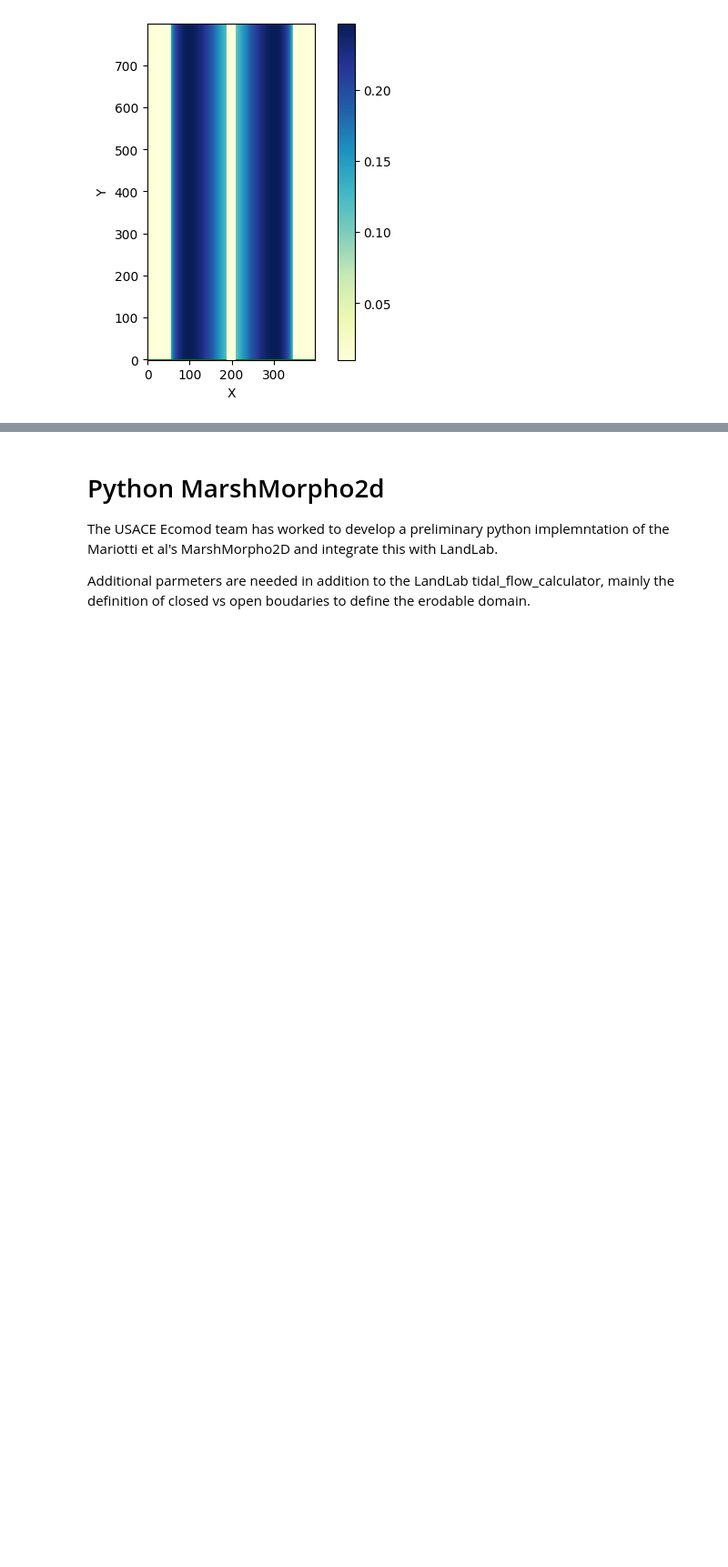
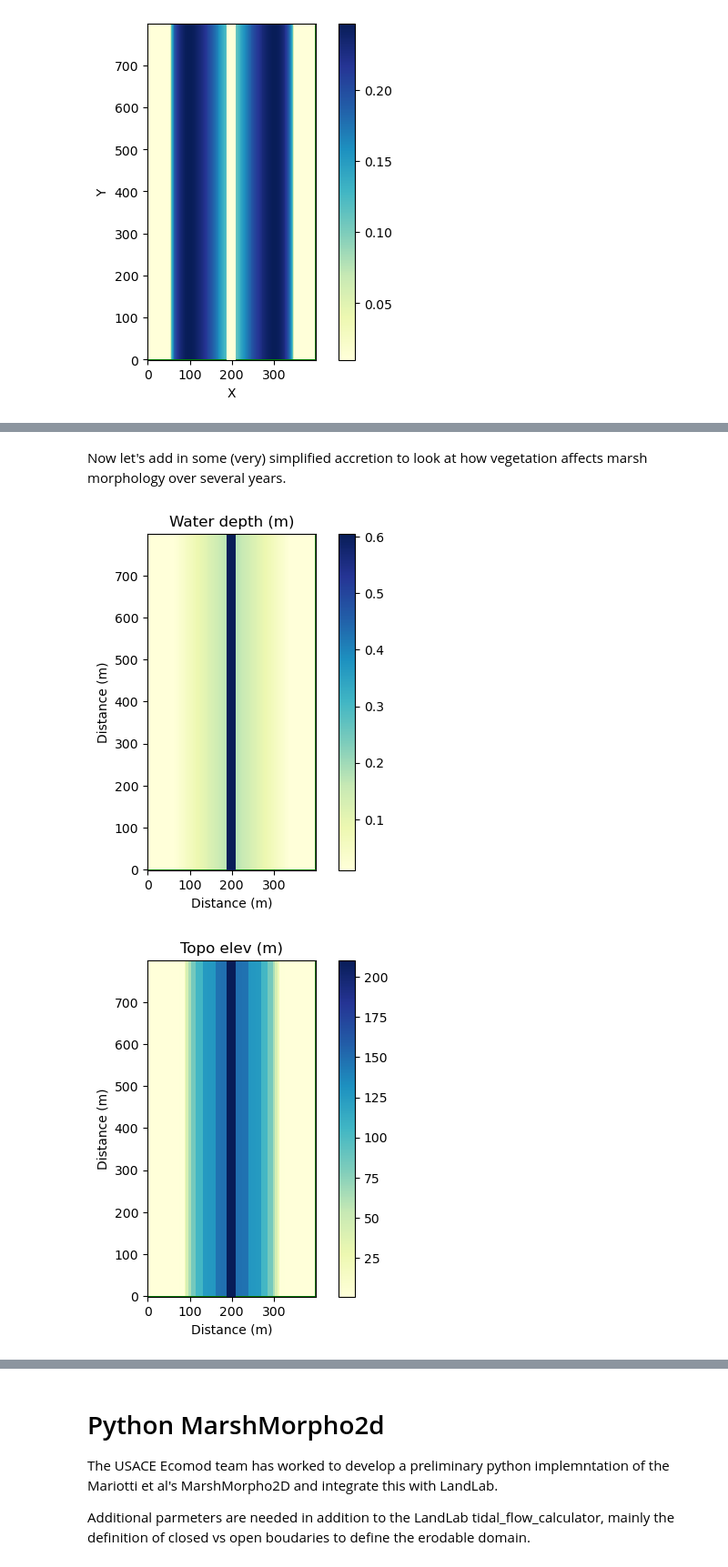
Before and after one commit to thuff621/CSDMS, a Jupyter notebook: tidal_flow_with_veg.ipynb, the cells around one changed output, grey strips where cells are left out. Shown: that part at 91% size. Saved outputs shown, nothing was run; the diff lists cells and outputs as text; code cells hidden in the pictures; blank space fills up the shorter version.

Commit message:
Added accretion

```diff
--- a/tidal_flow_with_veg.ipynb
+++ b/tidal_flow_with_veg.ipynb
@@ -355,0 +381,2 @@ plot_tidal_flow(grid, resample=10)
+# %% [markdown]
+Now let's add in some (very) simplified accretion to look at how vegetation affects marsh morphology over several years.
@@ -355,0 +397,5 @@ plot_tidal_flow(grid, resample=10)
+# %%
+plot_tidal_flow(grid, resample=10)
+# %% [output]
+[figure, added]
+[figure, added]
```
Also changed, not shown: parts of 11 cells of this notebook.
